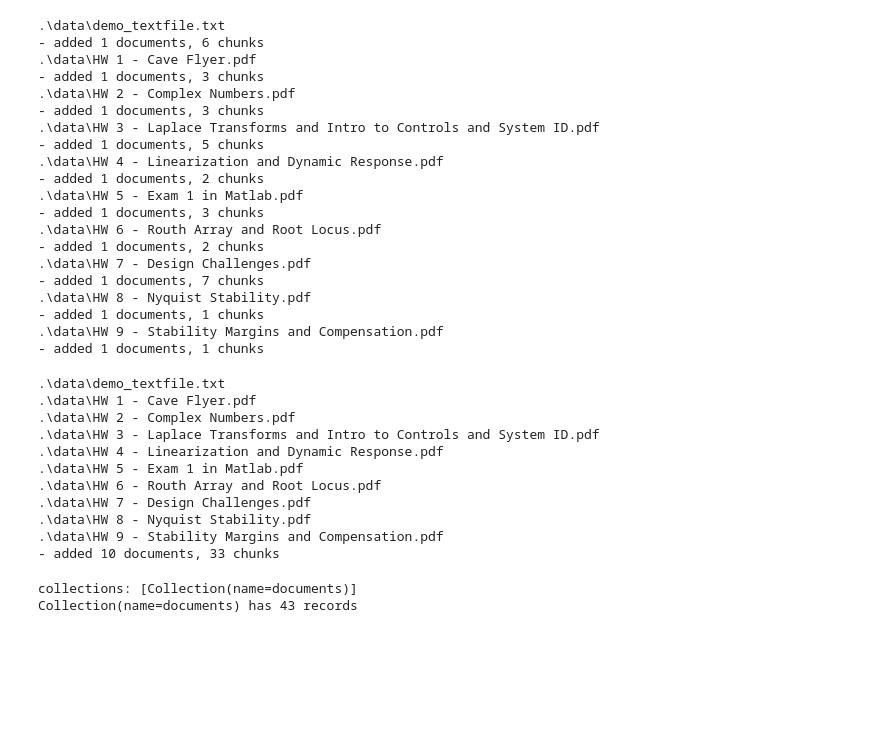
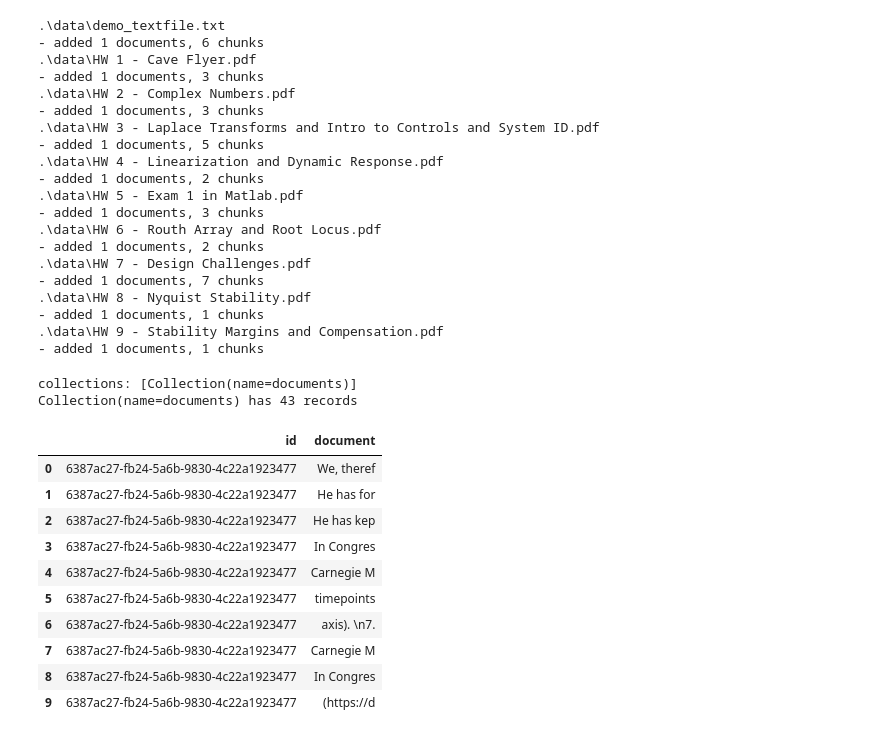
Before and after one commit to Shroff20/rag2, a Jupyter notebook: demo.ipynb, the cells around one changed output. Drawn from its saved outputs; the diff is of its cells as text; code cells hidden in the pictures; blank space fills up the shorter version.

Commit message:
document filtering working

```diff
--- a/demo.ipynb
+++ b/demo.ipynb
@@ -51,25 +51,27 @@ for file in files:
 - added 1 documents, 1 chunks
 .\data\HW 9 - Stability Margins and Compensation.pdf
 - added 1 documents, 1 chunks
-# %%
-VD.add_documents(files)
-# %% [output]
-.\data\demo_textfile.txt
-.\data\HW 1 - Cave Flyer.pdf
-.\data\HW 2 - Complex Numbers.pdf
-.\data\HW 3 - Laplace Transforms and Intro to Controls and System ID.pdf
-.\data\HW 4 - Linearization and Dynamic Response.pdf
-.\data\HW 5 - Exam 1 in Matlab.pdf
-.\data\HW 6 - Routh Array and Root Locus.pdf
-.\data\HW 7 - Design Challenges.pdf
-.\data\HW 8 - Nyquist Stability.pdf
-.\data\HW 9 - Stability Margins and Compensation.pdf
-- added 10 documents, 33 chunks
 # %%
 VD.info()
 # %% [output]
 collections: [Collection(name=documents)]
 Collection(name=documents) has 43 records
+# %%
+results = VD.collection.query(query_texts='test')
+df_results = database._results_to_df(results, keep_cols = ['id', 'document'], document_length_limit= 10)
+df_results
+# %% [output]
+|  | id | document |
+| 0 | 6387ac27-fb24-5a6b-9830-4c22a1923477 | We, theref |
+| 1 | 6387ac27-fb24-5a6b-9830-4c22a1923477 | He has for |
+| 2 | 6387ac27-fb24-5a6b-9830-4c22a1923477 | He has kep |
+| 3 | 6387ac27-fb24-5a6b-9830-4c22a1923477 | In Congres |
+| 4 | 6387ac27-fb24-5a6b-9830-4c22a1923477 | Carnegie M |
+| 5 | 6387ac27-fb24-5a6b-9830-4c22a1923477 | timepoints |
+| 6 | 6387ac27-fb24-5a6b-9830-4c22a1923477 | axis). \n7. |
+| 7 | 6387ac27-fb24-5a6b-9830-4c22a1923477 | Carnegie M |
+| 8 | 6387ac27-fb24-5a6b-9830-4c22a1923477 | In Congres |
+| 9 | 6387ac27-fb24-5a6b-9830-4c22a1923477 | (https://d |
 # %%
 query ="how do I install matlab"
 df_results = VD.search(query, k = 10)
```
Also changed, not shown: parts of 6 cells of this notebook, 1 other file.
